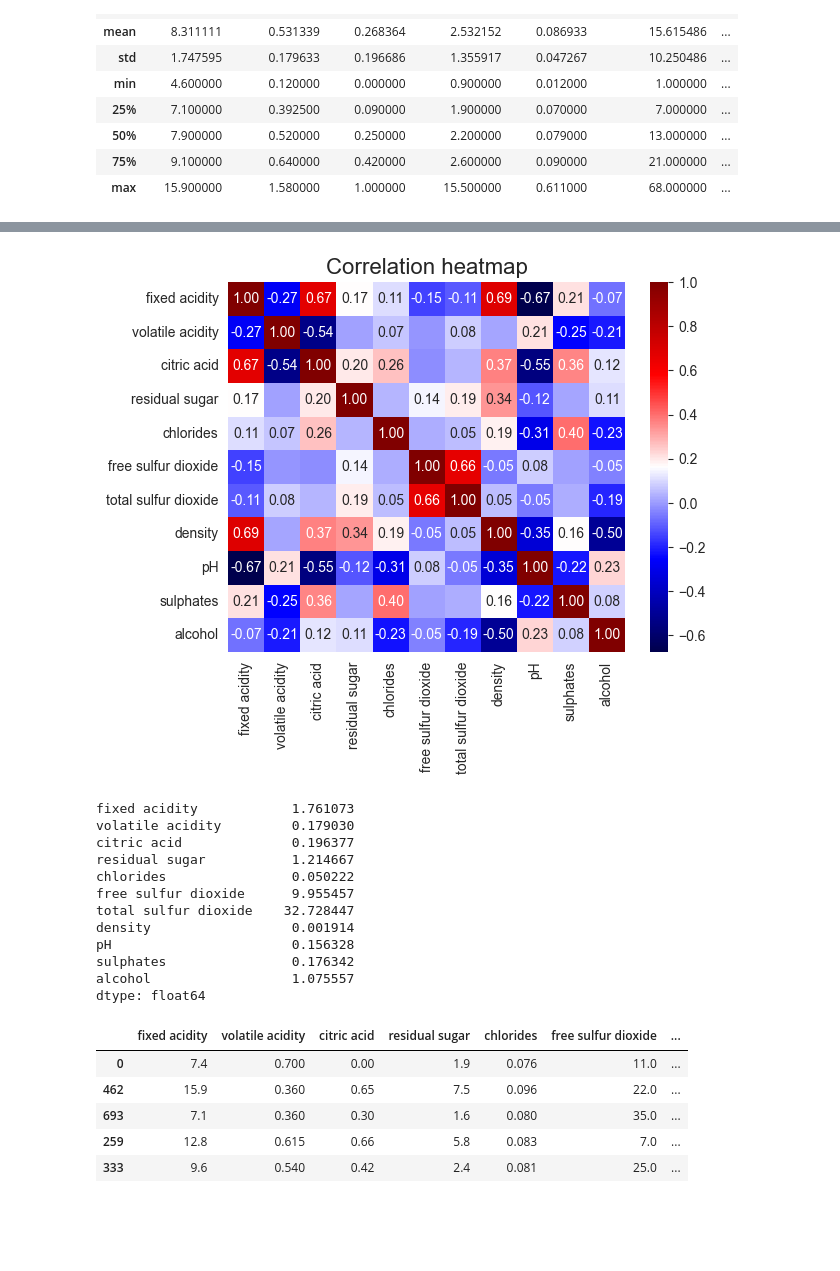
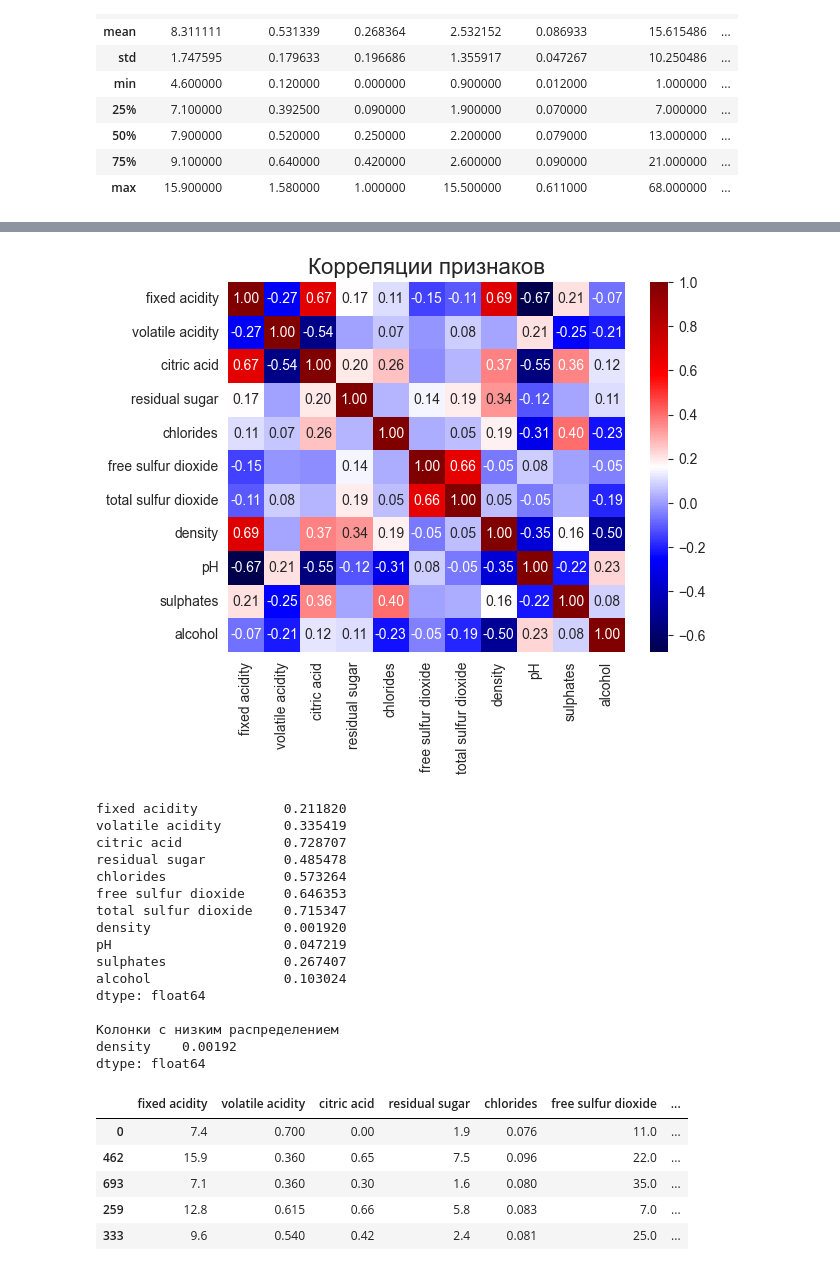
Before and after one commit to BVyaches/mmad2, a Jupyter notebook: Practice_02/task2.ipynb, the cells around one changed output, grey strips where cells are left out. Cells and saved outputs as stored; diff of their text form; code cells hidden in the pictures; blank space fills up the shorter version.

```diff
--- a/Practice_02/task2.ipynb
+++ b/Practice_02/task2.ipynb
@@ -50,35 +50,37 @@ fig.show()
 # %%
 ax = sns.heatmap(X_train.corr(), cmap="seismic",
                  annot=True, fmt="0.2f")
-ax.set_title('Correlation heatmap', size=16)
+ax.set_title('Корреляции признаков', size=16)
 for t in ax.texts:
     if abs(float(t.get_text())) >= 0.05:
         t.set_text(t.get_text())
     else:
         t.set_text("")
 # %% [output]
-[figure, old version]
+[figure, new version]
 # %%
-def calculate_rmse(column):
-    return np.sqrt(((column - column.mean()) ** 2).mean())
-
-# Применение функции к каждому столбцу DataFrame
-rmse_per_column = X_train.apply(calculate_rmse)
+rmse_per_column = X_train.apply(lambda x: np.std(x)/np.mean(x))
 
 print(rmse_per_column)
+print('\nКолонки с низким распределением')
+print(rmse_per_column[rmse_per_column<0.01])
 # %% [output]
-fixed acidity            1.761073
-volatile acidity         0.179030
-citric acid              0.196377
-residual sugar           1.214667
-chlorides                0.050222
-free sulfur dioxide      9.955457
-total sulfur dioxide    32.728447
-density                  0.001914
-pH                       0.156328
-sulphates                0.176342
-alcohol                  1.075557
+fixed acidity           0.211820
+volatile acidity        0.335419
+citric acid             0.728707
+residual sugar          0.485478
+chlorides               0.573264
+free sulfur dioxide     0.646353
+total sulfur dioxide    0.715347
+density                 0.001920
+pH                      0.047219
+sulphates               0.267407
+alcohol                 0.103024
 dtype: float64
+
+Колонки с низким распределением
+density    0.00192
+dtype: float64
 # %%
 def add_params(X):
     X['total_acid'] = X['fixed acidity'] + X['volatile acidity'] + X['citric acid']
```
Also changed, not shown: parts of 9 cells of this notebook.
